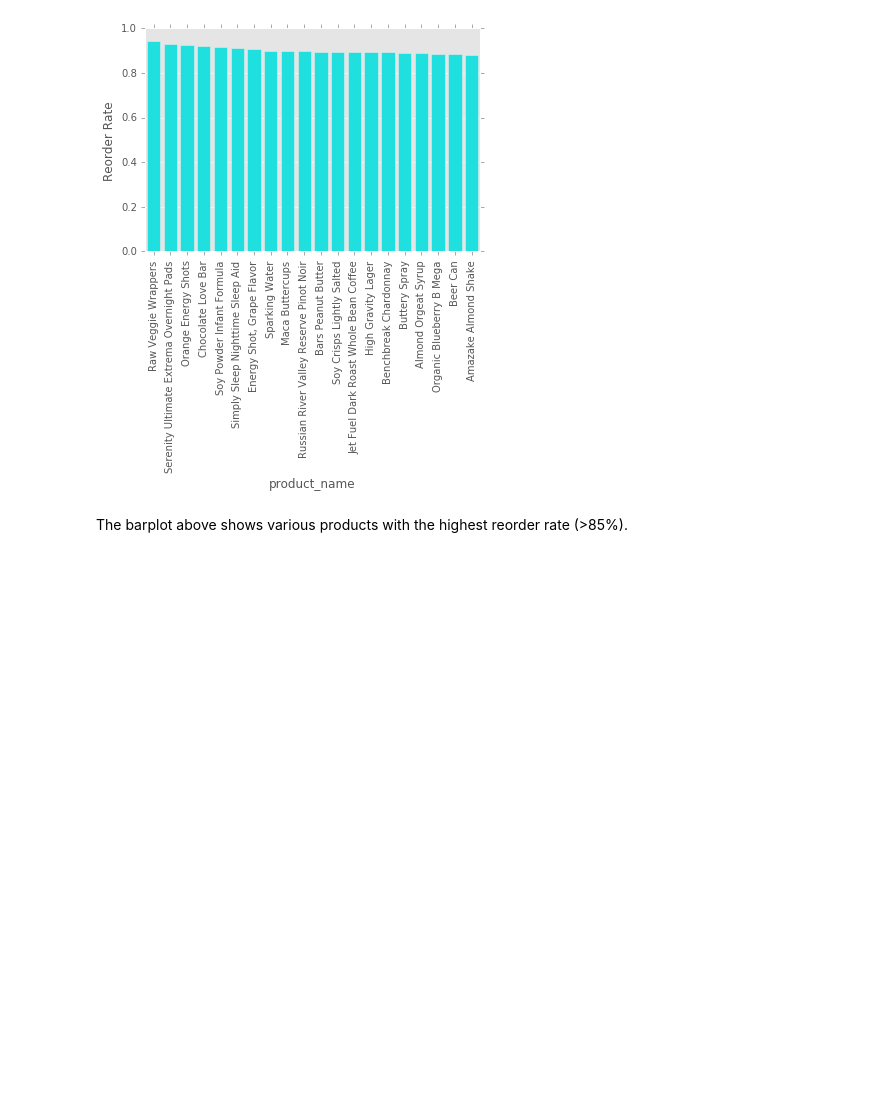
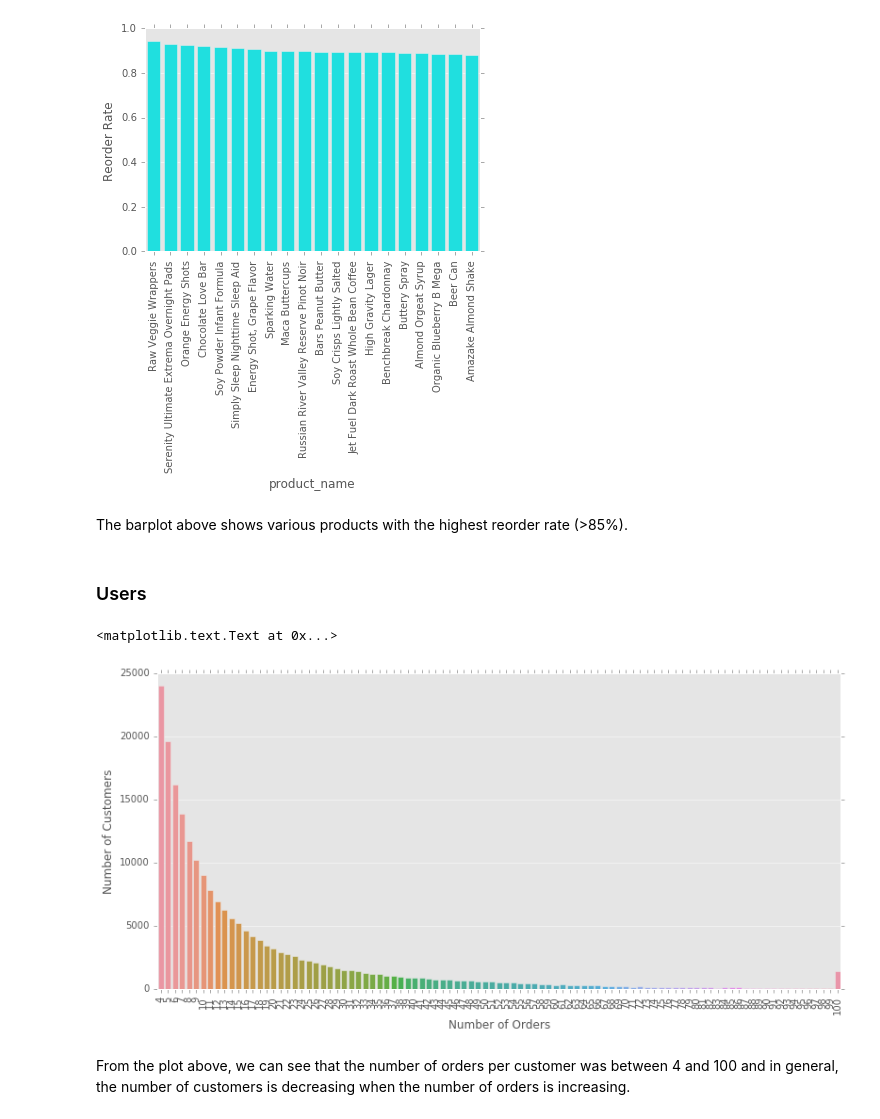
Before and after one commit to josephsudibyo/Instacart-Market-Basket-Analysis-, a Jupyter notebook: Instacart_Project.ipynb, the cells around one changed output. Drawn from its saved outputs; the diff is of its cells as text; code cells hidden in the pictures; blank space fills up the shorter version.

```diff
--- a/Instacart_Project.ipynb
+++ b/Instacart_Project.ipynb
@@ -267,3 +267,18 @@ plt.ylabel('Reorder Rate')
 [figure]
 # %% [markdown]
 The barplot above shows various products with the highest reorder rate (>85%).
+# %% [markdown]
+### Users
+# %%
+#how many time do each user orders
+prev_orders = orders.groupby('user_id')['order_number'].max().value_counts()
+plt.figure(figsize=(13,6))
+sns.barplot(prev_orders.index,prev_orders.values)
+plt.xticks(rotation='vertical')
+plt.xlabel('Number of Orders')
+plt.ylabel('Number of Customers')
+# %% [output]
+<matplotlib.text.Text at 0x...>
+[figure, added]
+# %% [markdown]
+From the plot above, we can see that the number of orders per customer was between 4 and 100 and in general, the number of customers is decreasing when the number of orders is increasing.
```
Also changed, not shown: parts of 9 cells of this notebook.
